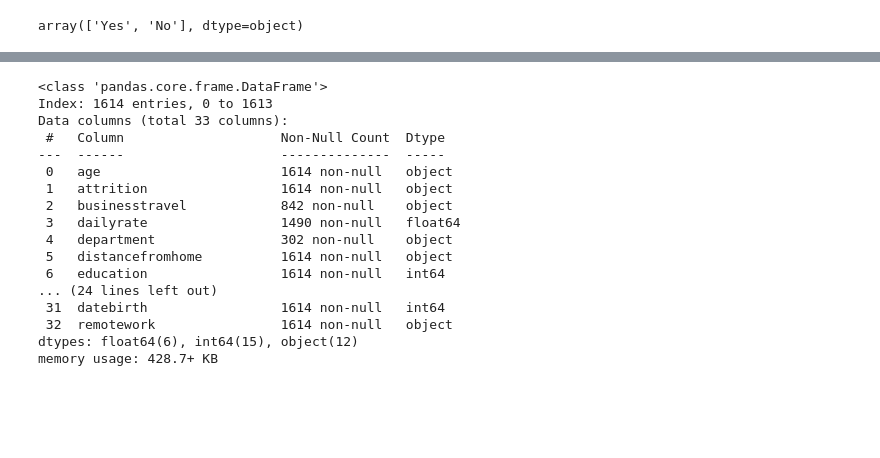
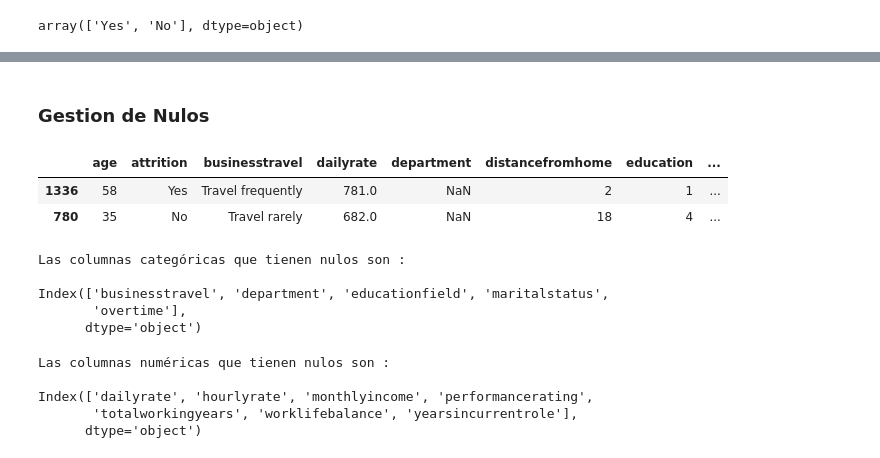
Before and after one commit to laural87/project-da-promo-I-modulo-3-team-2, a Jupyter notebook: Fase2_limpieza.ipynb, the cells around one changed output, grey strips where cells are left out. Drawn from its saved outputs; the diff is of its cells as text; code cells hidden in the pictures; blank space fills up the shorter version.

```diff
--- a/Fase2_limpieza.ipynb
+++ b/Fase2_limpieza.ipynb
@@ -584,20 +205,0 @@ datos.sample(2)
-# %%
-datos.info()
-# %% [output]
-<class 'pandas.core.frame.DataFrame'>
-Index: 1614 entries, 0 to 1613
-Data columns (total 33 columns):
- #   Column                    Non-Null Count  Dtype
----  ------                    --------------  -----
- 0   age                       1614 non-null   object
- 1   attrition                 1614 non-null   object
- 2   businesstravel            842 non-null    object
- 3   dailyrate                 1490 non-null   float64
- 4   department                302 non-null    object
- 5   distancefromhome          1614 non-null   object
- 6   education                 1614 non-null   int64
-... (24 lines left out)
- 31  datebirth                 1614 non-null   int64
- 32  remotework                1614 non-null   object
-dtypes: float64(6), int64(15), object(12)
-memory usage: 428.7+ KB
@@ -603,0 +210,33 @@ memory usage: 428.7+ KB
+# %% [markdown]
+### Gestion de Nulos
+# %%
+datos = pd.read_csv('Datos/datos_empresa_V.1.clean.csv', index_col=0)
+datos.sample(2)
+# %% [output]
+|  | age | attrition | businesstravel | dailyrate | department | distancefromhome | education | ... |
+| 1336 | 58 | Yes | Travel frequently | 781.0 | NaN | 2 | 1 | ... |
+| 780 | 35 | No | Travel rarely | 682.0 | NaN | 18 | 4 | ... |
+# %%
+# qué columnas categóricas tienen nulos
+
+nulos_cat = datos[datos.columns[datos.isnull().any()]].select_dtypes(include = "O").columns
+print("Las columnas categóricas que tienen nulos son : \n ")
+print(nulos_cat)
+# %% [output]
+Las columnas categóricas que tienen nulos son :
+
+Index(['businesstravel', 'department', 'educationfield', 'maritalstatus',
+       'overtime'],
+      dtype='object')
+# %%
+# qué columnas numericas tienen nulos
+
+nulos_num = datos[datos.columns[datos.isnull().any()]].select_dtypes(include = ['int', 'float']).columns
+print("Las columnas numéricas que tienen nulos son : \n ")
+print(nulos_num)
+# %% [output]
+Las columnas numéricas que tienen nulos son :
+
+Index(['dailyrate', 'hourlyrate', 'monthlyincome', 'performancerating',
+       'totalworkingyears', 'worklifebalance', 'yearsincurrentrole'],
+      dtype='object')
```
Also changed, not shown: parts of 82 cells of this notebook, 1 other file.
